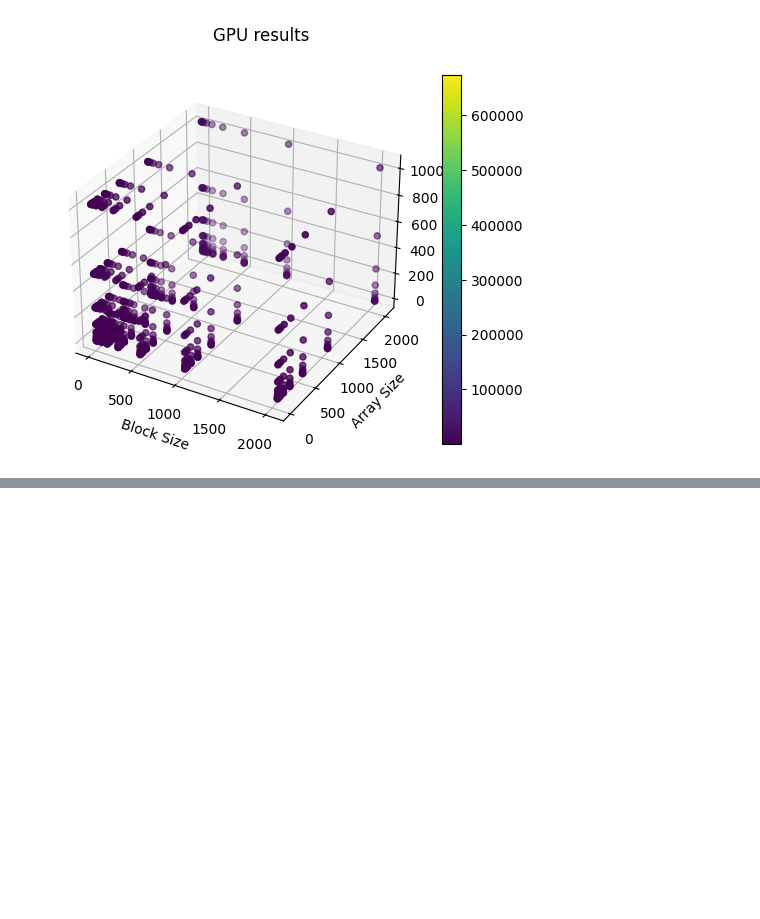
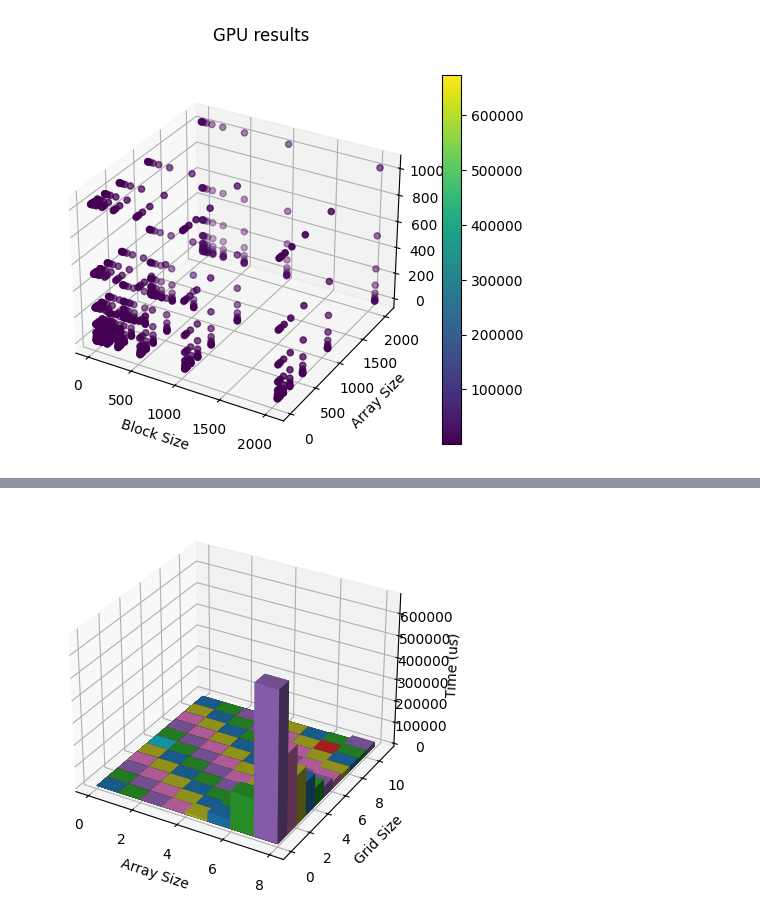
Before and after one commit to LBF38/ensta_cuda, a Jupyter notebook: src/cuda_analysis.ipynb, the cells around one changed output, grey strips where cells are left out. Saved outputs shown, nothing was run; the diff lists cells and outputs as text; code cells hidden in the pictures; blank space fills up the shorter version.

```diff
--- a/src/cuda_analysis.ipynb
+++ b/src/cuda_analysis.ipynb
@@ -232,0 +223,27 @@ plt.show()
+# %%
+mean_data["Array Size"] = mean_data["Array Size"].astype(float)
+mean_data["Grid Size"] = mean_data["Grid Size"].astype(float)
+mean_data["Block Size"] = mean_data["Block Size"].astype(float)
+
+fig = plt.figure()
+ax = fig.add_subplot(111, projection="3d")
+
+for i, array_size in enumerate(mean_data["Array Size"].unique()):
+    for j, grid_size in enumerate(mean_data["Grid Size"].unique()):
+        for k, block_size in enumerate(mean_data["Block Size"].unique()):
+            # Filter the DataFrame for the current combination of array_size, grid_size, and block_size
+            subset = mean_data[
+                (mean_data["Array Size"] == array_size)
+                & (mean_data["Grid Size"] == grid_size)
+                & (mean_data["Block Size"] == block_size)
+            ]
+            if not subset.empty:
+                ax.bar3d(i, j, k, 1, 1, subset["GPU Sum"].values[0], shade=True)
+
+ax.set_xlabel("Array Size")
+ax.set_ylabel("Grid Size")
+ax.set_zlabel("Time (us)")
+
+plt.show()
+# %% [output]
+[figure, added]
```
Also changed, not shown: parts of 6 cells of this notebook.
